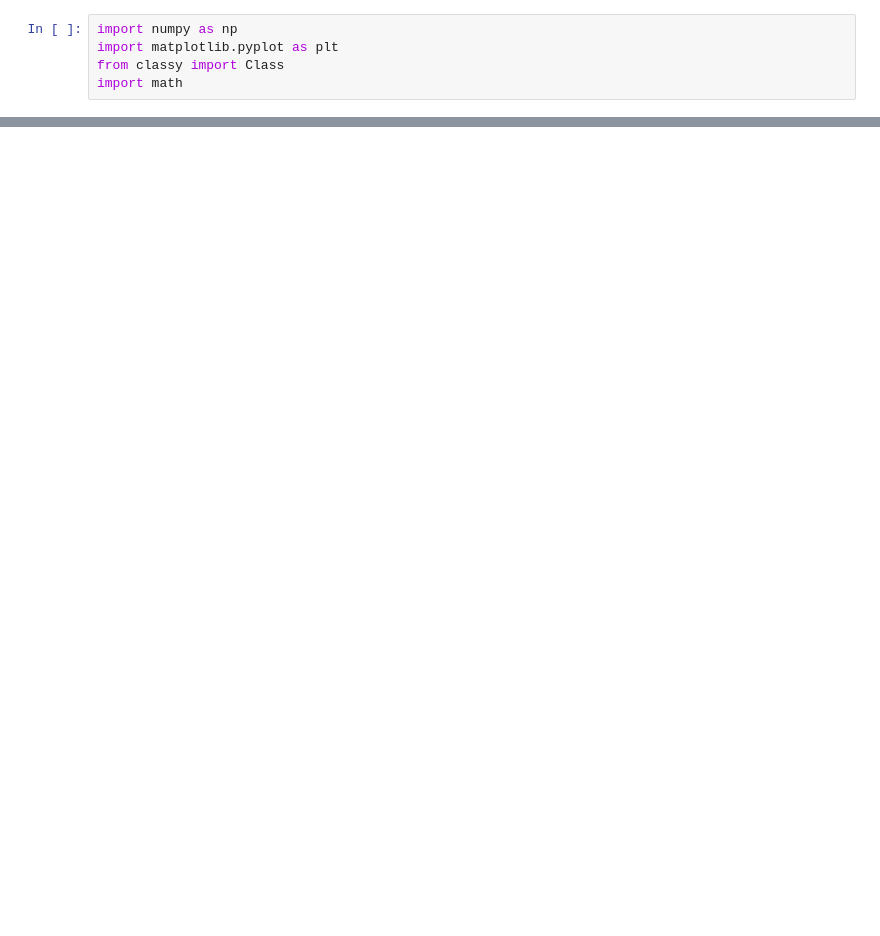
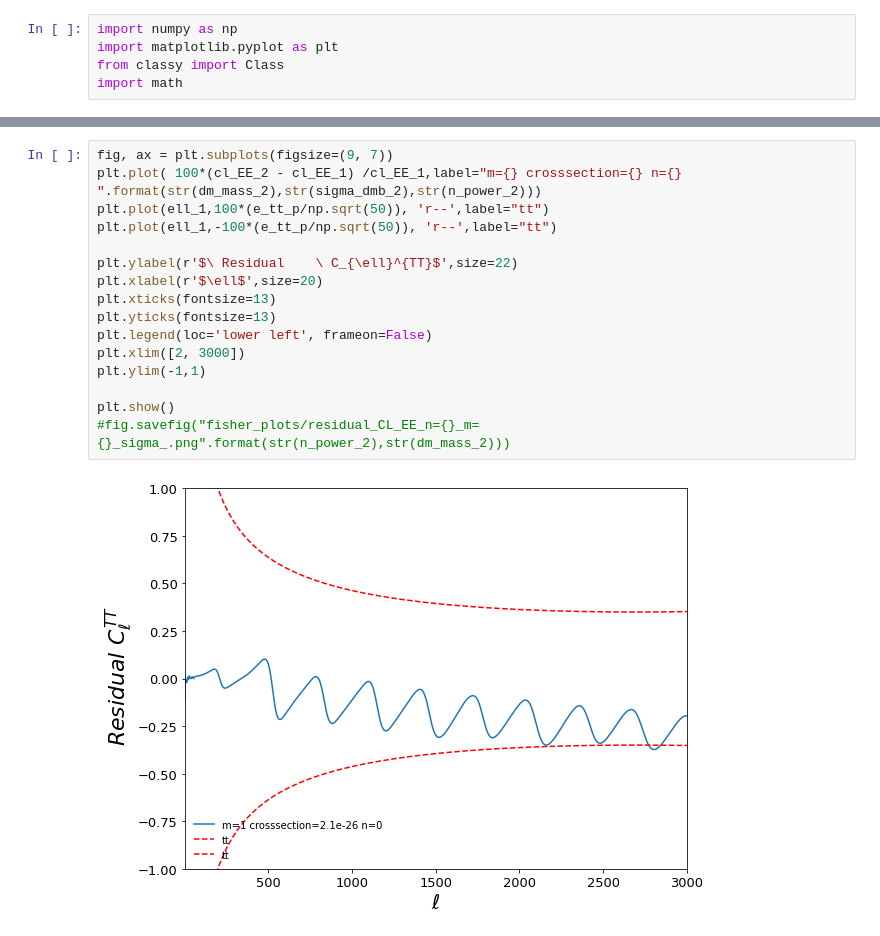
Before and after one commit to iej2106/fisher_dmb, a Jupyter notebook: residual_plots.ipynb, the cells around one changed output, grey strips where cells are left out. Drawn from its saved outputs; the diff is of its cells as text; blank space fills up the shorter version.

```diff
--- a/residual_plots.ipynb
+++ b/residual_plots.ipynb
@@ -77,0 +121,18 @@ plt.show()
+# %%
+fig, ax = plt.subplots(figsize=(9, 7))
+plt.plot( 100*(cl_EE_2 - cl_EE_1) /cl_EE_1,label="m={} crosssection={} n={} ".format(str(dm_mass_2),str(sigma_dmb_2),str(n_power_2)))
+plt.plot(ell_1,100*(e_tt_p/np.sqrt(50)), 'r--',label="tt")
+plt.plot(ell_1,-100*(e_tt_p/np.sqrt(50)), 'r--',label="tt")
+
+plt.ylabel(r'$\ Residual    \ C_{\ell}^{TT}$',size=22)
+plt.xlabel(r'$\ell$',size=20)
+plt.xticks(fontsize=13)
+plt.yticks(fontsize=13)
+plt.legend(loc='lower left', frameon=False)
+plt.xlim([2, 3000])
+plt.ylim(-1,1)
+
+plt.show()
+#fig.savefig("fisher_plots/residual_CL_EE_n={}_m={}_sigma_.png".format(str(n_power_2),str(dm_mass_2)))
+# %% [output]
+[figure, added]
```
Also changed, not shown: parts of 14 cells of this notebook.
